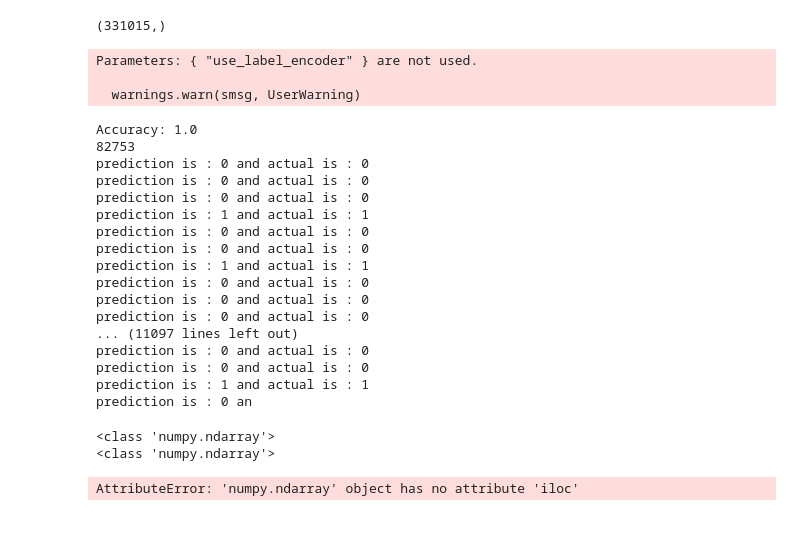
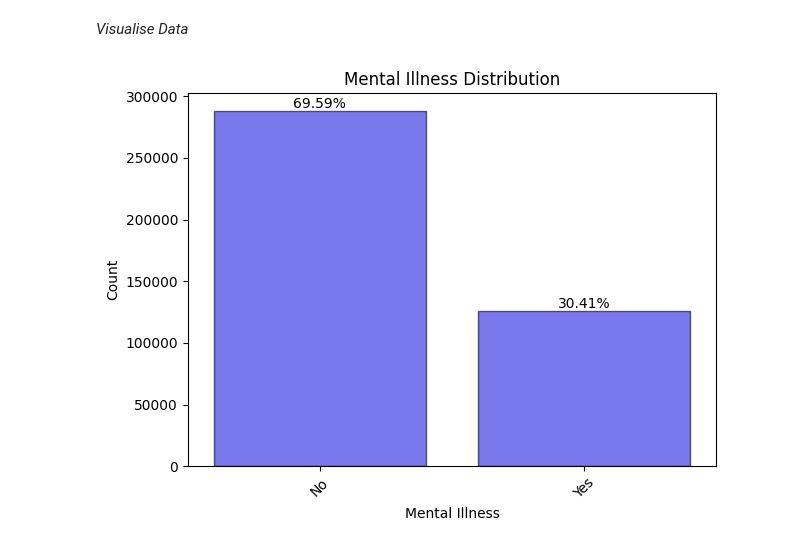
Before and after one commit to ciaran28/project_x, a Jupyter notebook: src/nb_main_da.ipynb, the cells around one changed output. Drawn from its saved outputs; the diff is of its cells as text; code cells hidden in the pictures.

```diff
--- a/src/nb_main_da.ipynb
+++ b/src/nb_main_da.ipynb
@@ -352,55 +21,11 @@ ValueError: DataFrame.dtypes for data must be int, float, bool or category. When
-# %%
-print(y_train.shape)
-# %% [output]
-(331015,)
-# %%
-import xgboost as xgb
-from sklearn.metrics import classification_report, accuracy_score
-
-model = xgb.XGBClassifier(use_label_encoder=False)  # You can customize the model hyperparameters
-
-# Train the model
-model.fit(X_train, y_train)
-
-# Predict on the test set
-y_pred = model.predict(X_test)
-
-
-# Evaluate the model (using accuracy here, but you can use other metrics)
-accuracy = accuracy_score(y_test, y_pred)
-print(f"Accuracy: {accuracy}")
-print(len(y_pred))
-for i in range(len(y_pred)):
-    print(f"prediction is : {y_pred[i]} and actual is : {y_test[i]}")
-# %% [output]
-Parameters: { "use_label_encoder" } are not used.
-
-  warnings.warn(smsg, UserWarning)
-Accuracy: 1.0
-82753
-prediction is : 0 and actual is : 0
-prediction is : 0 and actual is : 0
-prediction is : 0 and actual is : 0
-prediction is : 1 and actual is : 1
-prediction is : 0 and actual is : 0
-prediction is : 0 and actual is : 0
-prediction is : 1 and actual is : 1
-prediction is : 0 and actual is : 0
-prediction is : 0 and actual is : 0
-prediction is : 0 and actual is : 0
-... (11097 lines left out)
-prediction is : 0 and actual is : 0
-prediction is : 0 and actual is : 0
-prediction is : 1 and actual is : 1
-prediction is : 0 an
-# %%
-print(type(y_pred))
-print(type(y_test))
-# %% [output]
-<class 'numpy.ndarray'>
-<class 'numpy.ndarray'>
-# %%
-X_test.iloc[0]
-y_test.iloc[0]
-# %% [output]
-AttributeError: 'numpy.ndarray' object has no attribute 'iloc'
+# %% [markdown]
+*Visualise Data*
+# %%
+display_features_by_count(
+    dataset=source_dataset,
+    feature_name='History of Mental Illness',
+    title='Mental Illness Distribution',
+    xlabel='Mental Illness'
+    )
+# %% [output]
+[figure, added]
```
Also changed, not shown: parts of 58 cells of this notebook, 9 other files.
